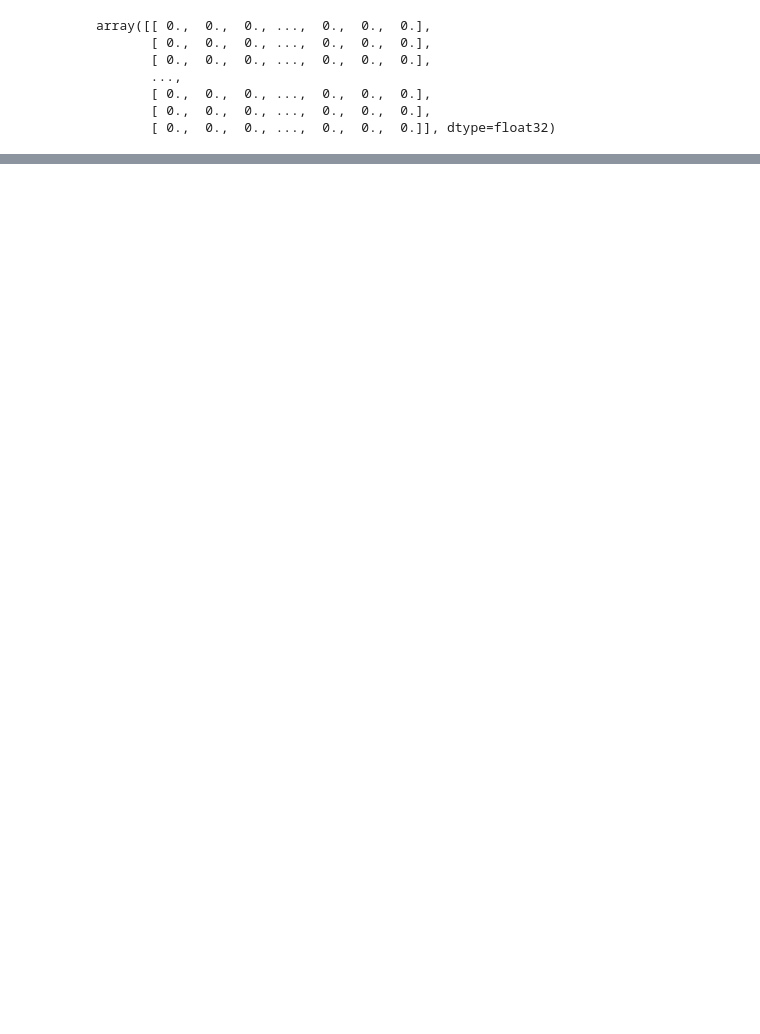
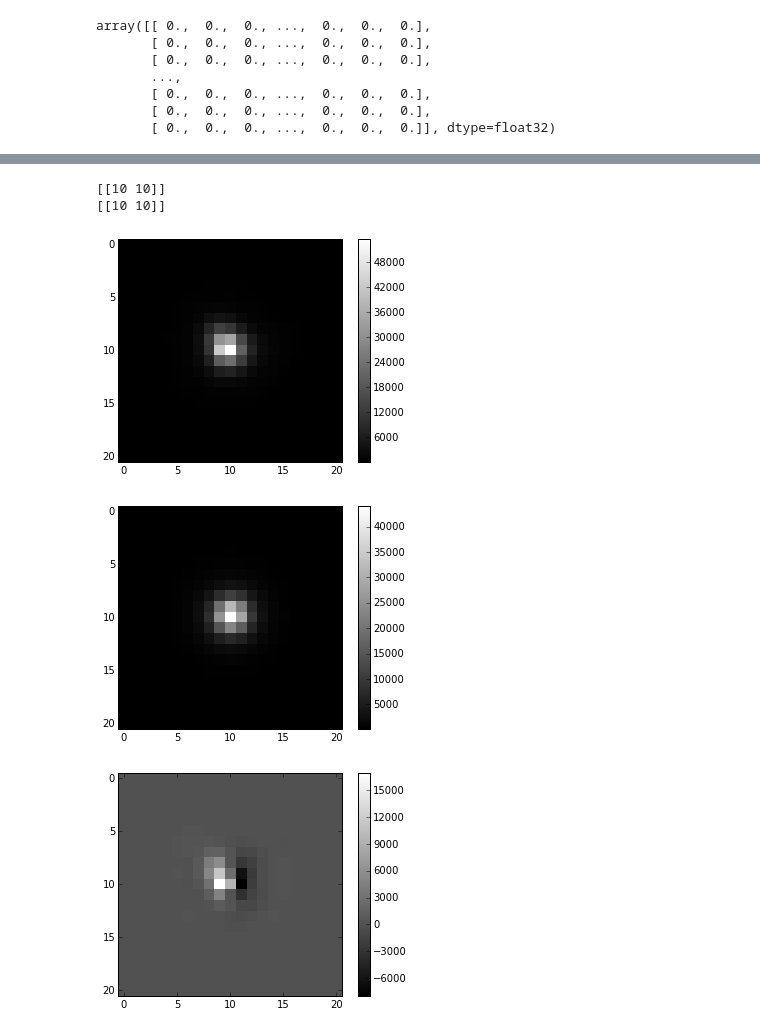
Before and after one commit to lmoustakas/lcolens, a Jupyter notebook: python/test_fitstars.ipynb, the cells around one changed output, grey strips where cells are left out. Drawn from its saved outputs; the diff is of its cells as text; code cells hidden in the pictures; blank space fills up the shorter version.

Commit message:
Updates to fitstars.

```diff
--- a/python/test_fitstars.ipynb
+++ b/python/test_fitstars.ipynb
@@ -4,5 +7,5 @@ import numpy as np
 # %%
-hdu = fits.open('forwcs_drc_sci.fits')
+hdu = fits.open('../data/forwcs_drc_sci.fits')
 # %%
 hdu
 # %% [output]
@@ -11,7 +14,7 @@ hdu
 # %%
 imagedata = hdu[0].data.copy()
 # %%
-coords = np.genfromtxt('hst_coords.dat').transpose()
+coords = np.genfromtxt('../data/hst_coords.dat').transpose()
 # %%
 coords[2], coords[3]
 # %% [output]
@@ -27,2 +55,3 @@ reload(fitstars)
 # %%
-results = fitstars.fitstars(imagedata, coords[2], coords[3], 5, subnx=35, subny=35)
+reload(fitstars)
+%time p0, d, sig = fitstars.fitstars(imagedata, coords[2][:2], coords[3][:2], 5, subnx=35, subny=35)
@@ -57,0 +109,18 @@ array([[ 0.,  0.,  0., ...,  0.,  0.,  0.],
+# %%
+reload(fitstars)
+dmodel = fitstars.model_stars(results, 21, 21)
+d = fitstars.make_substamps(imagedata, coords[2], coords[3], 21, 21)
+# %%
+pl.imshow(d[0],cmap = 'gray', interpolation='nearest'); pl.colorbar()
+pl.figure()
+pl.imshow(dmodel[0],cmap = 'gray', interpolation='nearest'); pl.colorbar()
+pl.figure()
+pl.imshow(d[0] - dmodel[0], cmap = 'gray', interpolation='nearest'); pl.colorbar()
+print(np.argwhere(dmodel[0] == dmodel[0].max()))
+print(np.argwhere(d[0] == d[0].max()))
+# %% [output]
+[[10 10]]
+[[10 10]]
+[figure, added]
+[figure, added]
+[figure, added]
```
Also changed, not shown: parts of 16 cells of this notebook, 1 other file.
